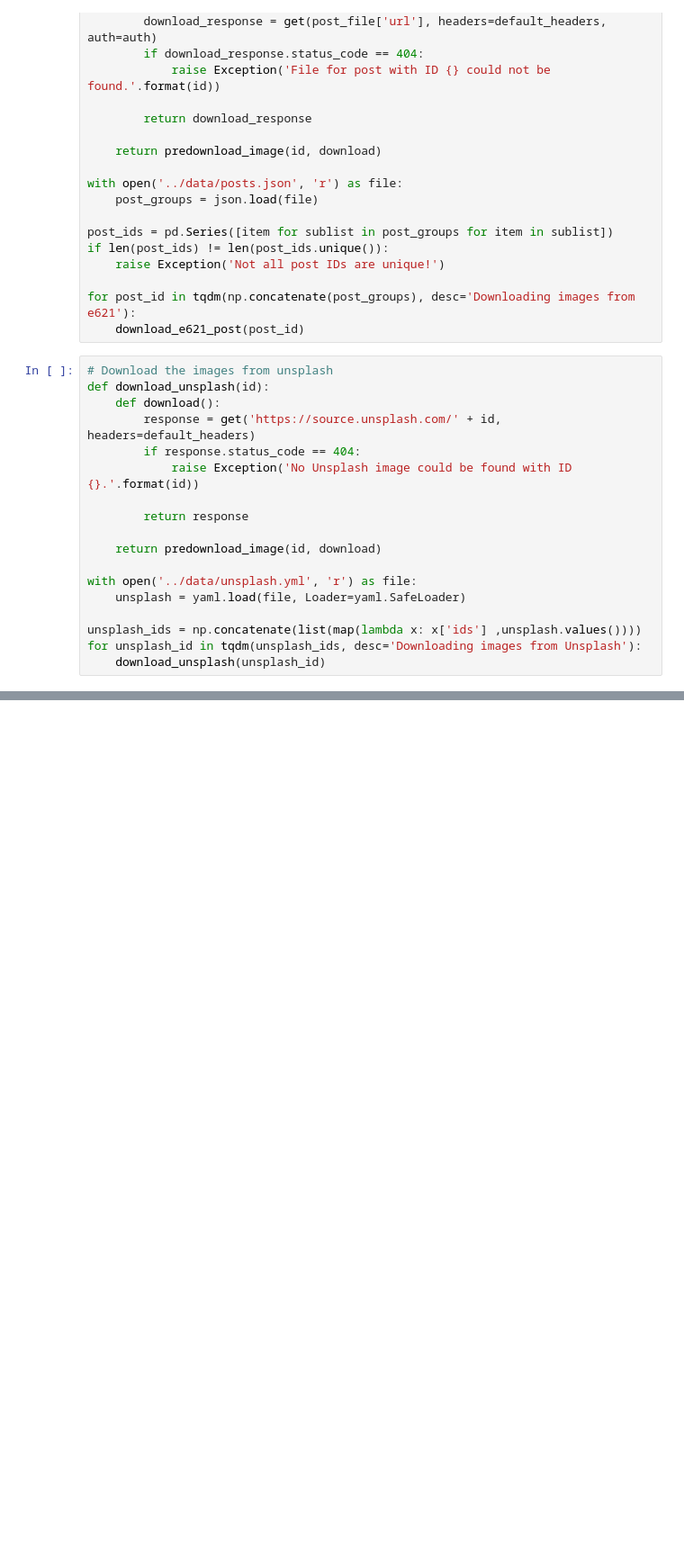
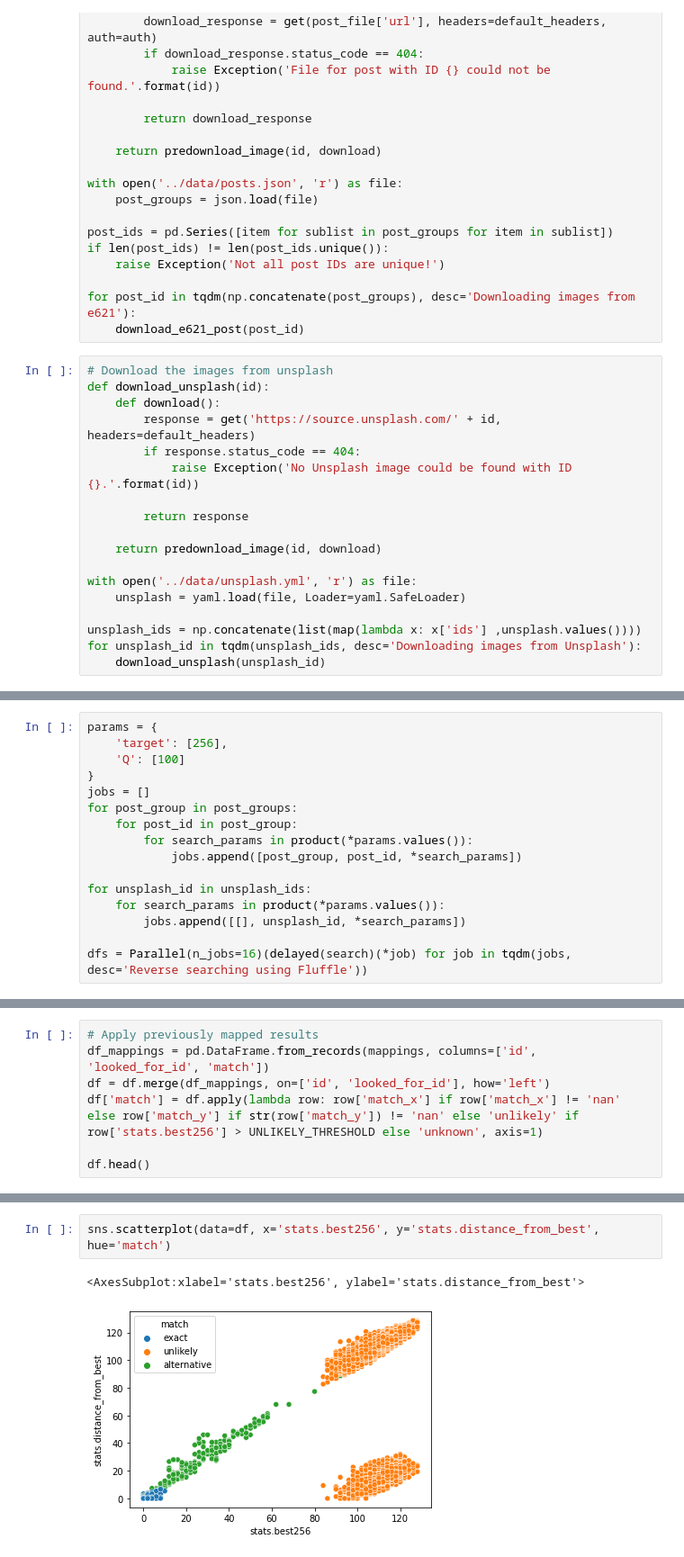
Before and after one commit to NoppesTheFolf/Fluffle, a Jupyter notebook: Fluffle.Notebooks/notebooks/match.ipynb, the cells around one changed output, grey strips where cells are left out. Shown at 90% size. Saved outputs shown, nothing was run; the diff lists cells and outputs as text; blank space fills up the shorter version.

```diff
--- a/Fluffle.Notebooks/notebooks/match.ipynb
+++ b/Fluffle.Notebooks/notebooks/match.ipynb
@@ -84,0 +136,16 @@ for unsplash_id in tqdm(unsplash_ids, desc='Downloading images from Unsplash'):
+# %%
+params = {
+    'target': [256],
+    'Q': [100]
+}
+jobs = []
+for post_group in post_groups:
+    for post_id in post_group:
+        for search_params in product(*params.values()):
+            jobs.append([post_group, post_id, *search_params])
+
+for unsplash_id in unsplash_ids:
+    for search_params in product(*params.values()):
+        jobs.append([[], unsplash_id, *search_params])
+
+dfs = Parallel(n_jobs=16)(delayed(search)(*job) for job in tqdm(jobs, desc='Reverse searching using Fluffle'))
@@ -84,0 +214,7 @@ for unsplash_id in tqdm(unsplash_ids, desc='Downloading images from Unsplash'):
+# %%
+# Apply previously mapped results
+df_mappings = pd.DataFrame.from_records(mappings, columns=['id', 'looked_for_id', 'match'])
+df = df.merge(df_mappings, on=['id', 'looked_for_id'], how='left')
+df['match'] = df.apply(lambda row: row['match_x'] if row['match_x'] != 'nan' else row['match_y'] if str(row['match_y']) != 'nan' else 'unlikely' if row['stats.best256'] > UNLIKELY_THRESHOLD else 'unknown', axis=1)
+
+df.head()
@@ -84,0 +228,5 @@ for unsplash_id in tqdm(unsplash_ids, desc='Downloading images from Unsplash'):
+# %%
+sns.scatterplot(data=df, x='stats.best256', y='stats.distance_from_best', hue='match')
+# %% [output]
+<AxesSubplot:xlabel='stats.best256', ylabel='stats.distance_from_best'>
+[figure, added]
```
Also changed, not shown: parts of 16 cells of this notebook, 2 other files.
